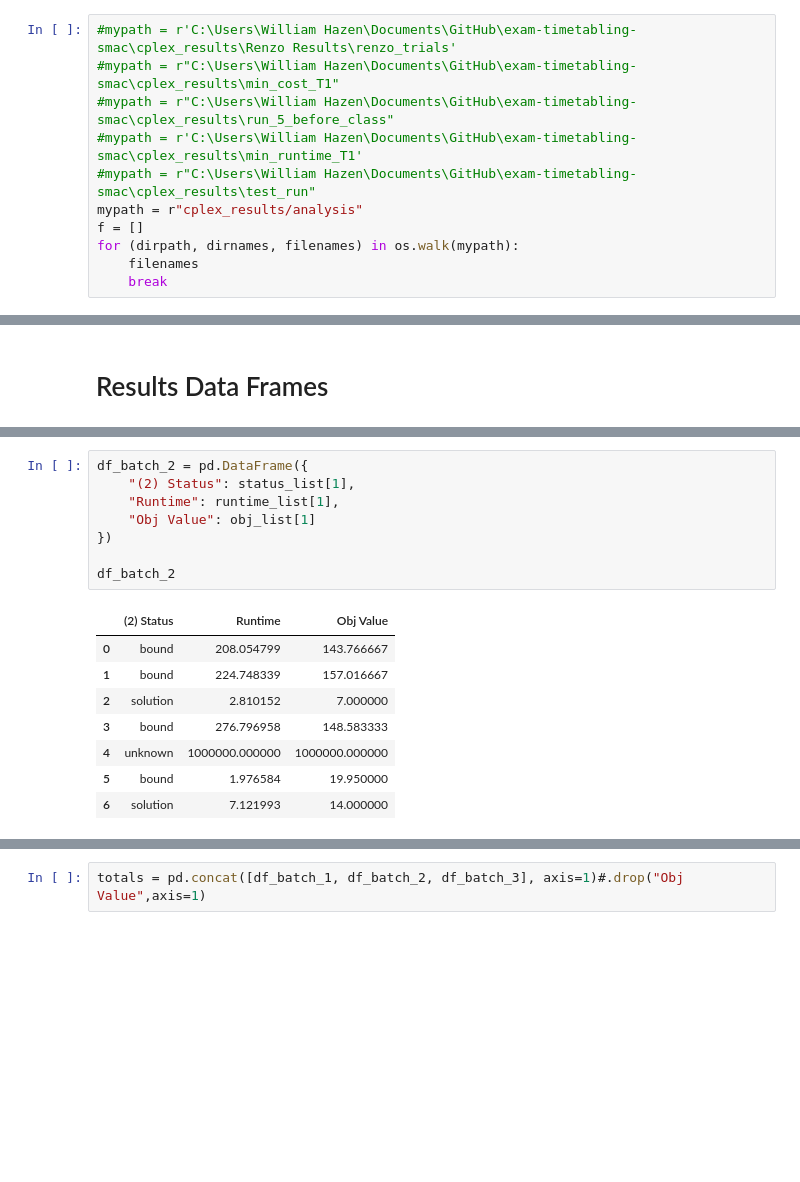
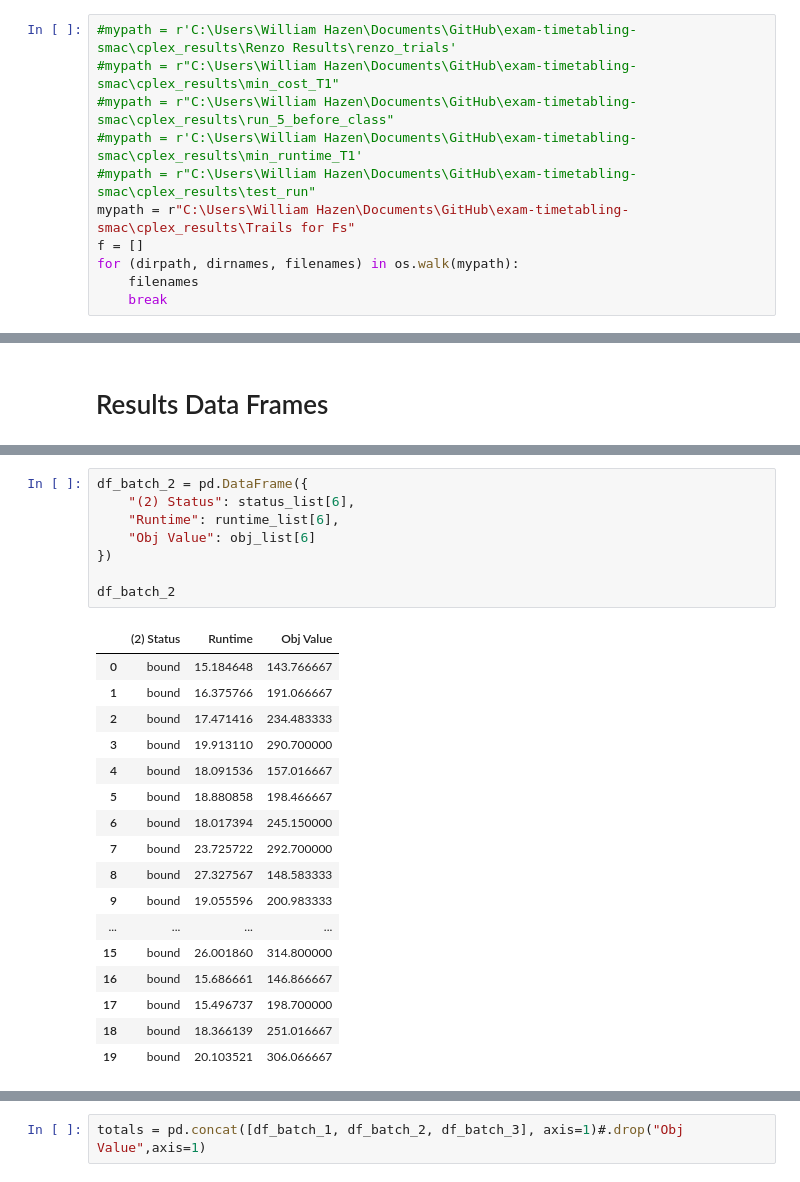
Before and after one commit to renzo-b/exam-timetabling-smac, a Jupyter notebook: process_results_wh.ipynb, the cells around one changed output, grey strips where cells are left out. Drawn from its saved outputs; the diff is of its cells as text; blank space fills up the shorter version.

```diff
--- a/process_results_wh.ipynb
+++ b/process_results_wh.ipynb
@@ -9,7 +9,7 @@ import pandas as pd
 #mypath = r"C:\Users\William Hazen\Documents\GitHub\exam-timetabling-smac\cplex_results\run_5_before_class"
 #mypath = r'C:\Users\William Hazen\Documents\GitHub\exam-timetabling-smac\cplex_results\min_runtime_T1'
 #mypath = r"C:\Users\William Hazen\Documents\GitHub\exam-timetabling-smac\cplex_results\test_run"
-mypath = r"cplex_results/analysis"
+mypath = r"C:\Users\William Hazen\Documents\GitHub\exam-timetabling-smac\cplex_results\Trails for Fs"
 f = []
 for (dirpath, dirnames, filenames) in os.walk(mypath):
     filenames
@@ -381,20 +396,29 @@ df_batch_1
 # %%
 df_batch_2 = pd.DataFrame({
-    "(2) Status": status_list[1],
-    "Runtime": runtime_list[1],
-    "Obj Value": obj_list[1]
+    "(2) Status": status_list[6],
+    "Runtime": runtime_list[6],
+    "Obj Value": obj_list[6]
 })
 
 df_batch_2
 # %% [output]
 |  | (2) Status | Runtime | Obj Value |
-| 0 | bound | 208.054799 | 143.766667 |
-| 1 | bound | 224.748339 | 157.016667 |
-| 2 | solution | 2.810152 | 7.000000 |
-| 3 | bound | 276.796958 | 148.583333 |
-| 4 | unknown | 1000000.000000 | 1000000.000000 |
-| 5 | bound | 1.976584 | 19.950000 |
-| 6 | solution | 7.121993 | 14.000000 |
+| 0 | bound | 15.184648 | 143.766667 |
+| 1 | bound | 16.375766 | 191.066667 |
+| 2 | bound | 17.471416 | 234.483333 |
+| 3 | bound | 19.913110 | 290.700000 |
+| 4 | bound | 18.091536 | 157.016667 |
+| 5 | bound | 18.880858 | 198.466667 |
+| 6 | bound | 18.017394 | 245.150000 |
+| 7 | bound | 23.725722 | 292.700000 |
+| 8 | bound | 27.327567 | 148.583333 |
+| 9 | bound | 19.055596 | 200.983333 |
+| ... | ... | ... | ... |
+| 15 | bound | 26.001860 | 314.800000 |
+| 16 | bound | 15.686661 | 146.866667 |
+| 17 | bound | 15.496737 | 198.700000 |
+| 18 | bound | 18.366139 | 251.016667 |
+| 19 | bound | 20.103521 | 306.066667 |
 # %%
 df_batch_3 = pd.DataFrame({
     "(3) Status": status_list[2],
```
Also changed, not shown: parts of 43 cells of this notebook.
